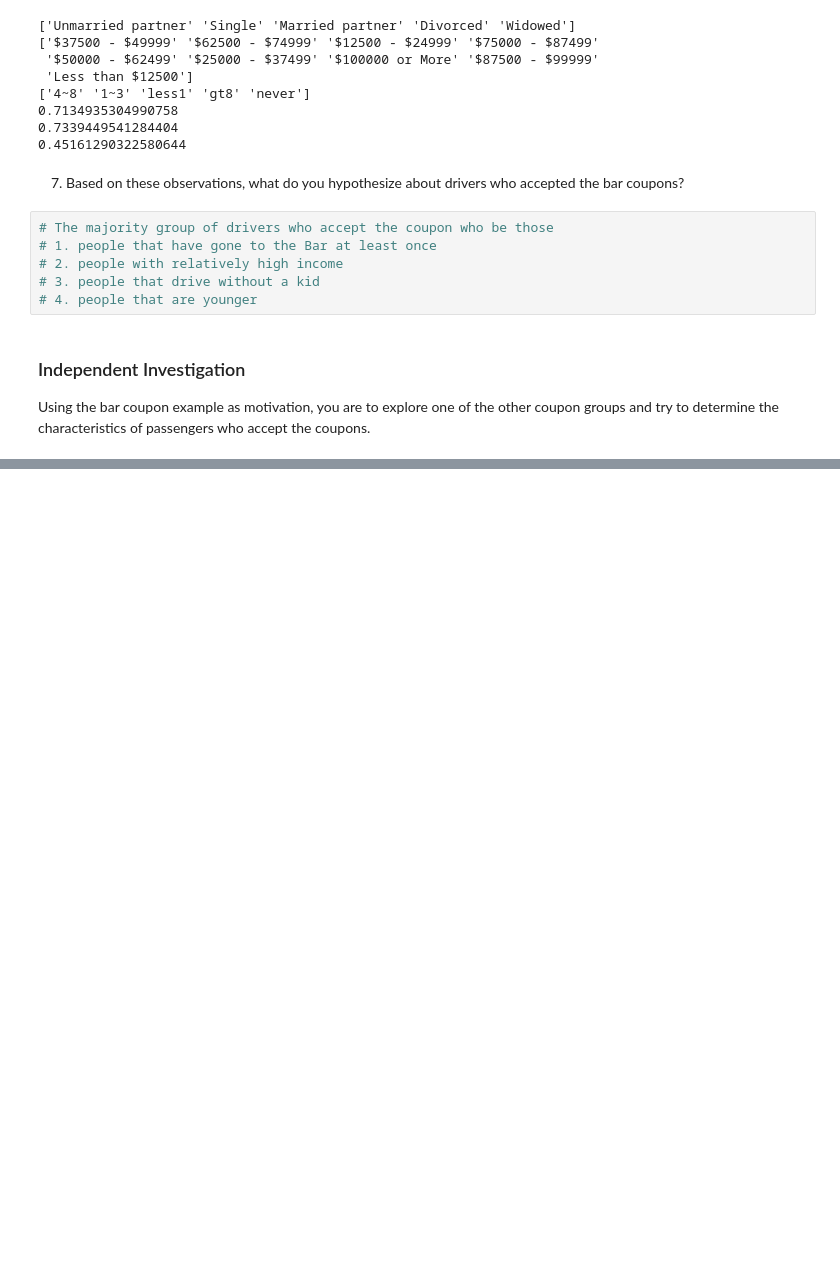
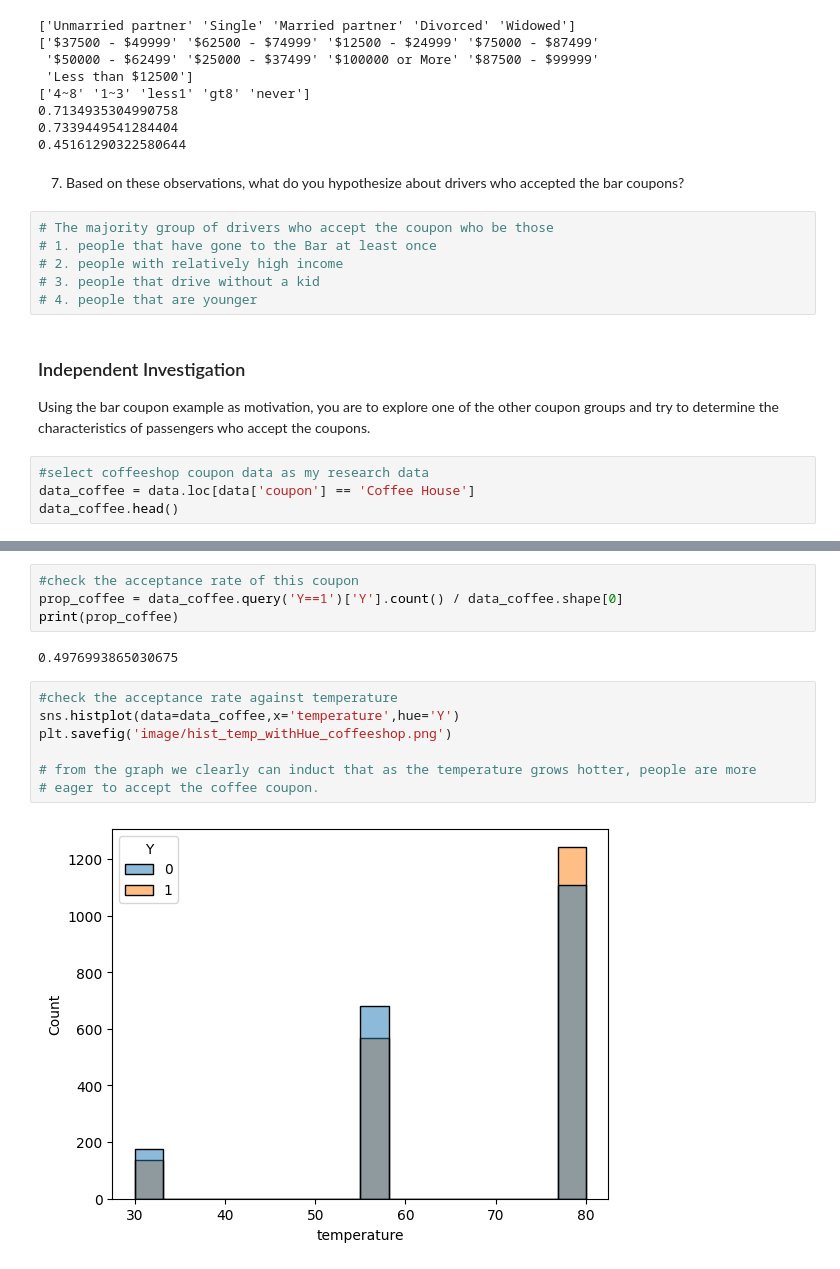
Before and after one commit to haowenjiang1118/AI_cert_project, a Jupyter notebook: module5.ipynb, the cells around one changed output, grey strips where cells are left out. Saved outputs shown, nothing was run; the diff lists cells and outputs as text; blank space fills up the shorter version.

```diff
--- a/module5.ipynb
+++ b/module5.ipynb
@@ -357,3 +359,7 @@ print(accept_rate_q3)
 ### Independent Investigation
 
 Using the bar coupon example as motivation, you are to explore one of the other coupon groups and try to determine the characteristics of passengers who accept the coupons.
+# %%
+#select coffeeshop coupon data as my research data
+data_coffee = data.loc[data['coupon'] == 'Coffee House']
+data_coffee.head()
@@ -359,0 +374,15 @@ Using the bar coupon example as motivation, you are to explore one of the other
+# %%
+#check the acceptance rate of this coupon
+prop_coffee = data_coffee.query('Y==1')['Y'].count() / data_coffee.shape[0]
+print(prop_coffee)
+# %% [output]
+0.4976993865030675
+# %%
+#check the acceptance rate against temperature
+sns.histplot(data=data_coffee,x='temperature',hue='Y')
+plt.savefig('image/hist_temp_withHue_coffeeshop.png')
+
+# from the graph we clearly can induct that as the temperature grows hotter, people are more
+# eager to accept the coffee coupon.
+# %% [output]
+[figure, added]
```
Also changed, not shown: parts of 7 cells of this notebook.
